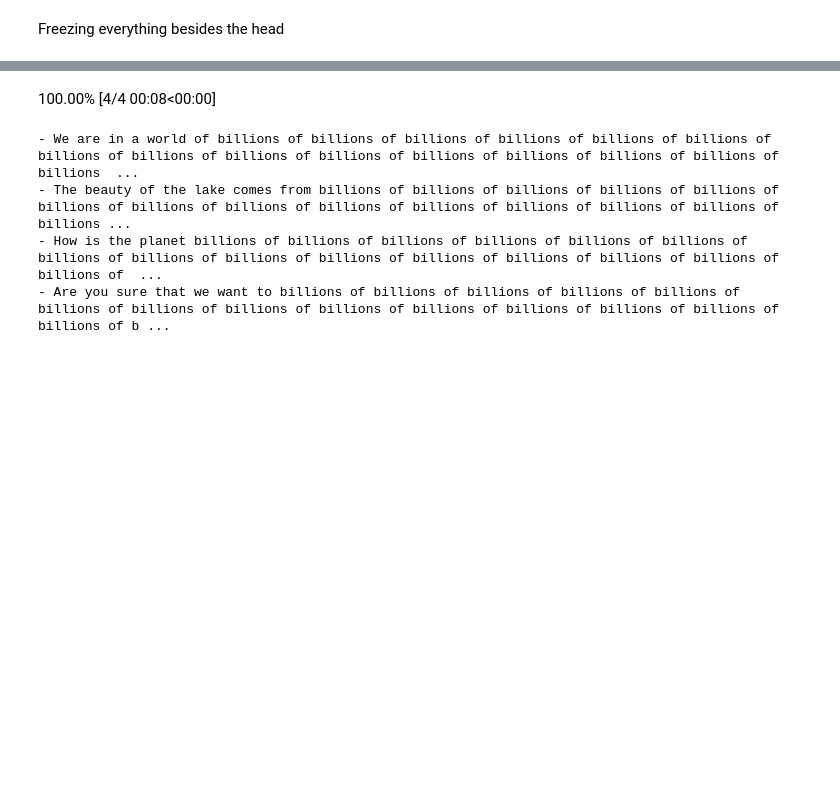
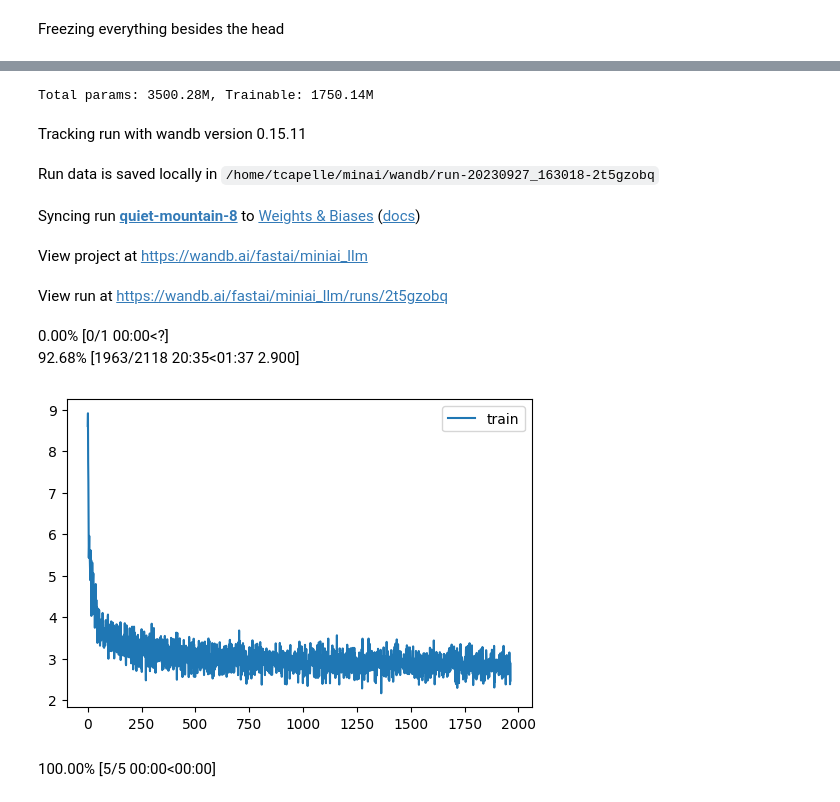
Before and after one commit to tcapelle/minai, a Jupyter notebook: tiny_llama.ipynb, the cells around one changed output, grey strips where cells are left out. Saved outputs shown, nothing was run; the diff lists cells and outputs as text; code cells hidden in the pictures; blank space fills up the shorter version.

```diff
--- a/tiny_llama.ipynb
+++ b/tiny_llama.ipynb
@@ -341,4 +351,6 @@ learn = MomentumLearner(m, dls, loss_func=loss_fn, lr=lr, cbs=cbs, preds_nm='log
 # %%
-params = sum([p.numel() for p in m.parameters()])/1_000_000
-trainable_params = sum([p.numel() for p in m.parameters() if p.requires_grad])/1_000_000
-print(f"Total params: {params:.2f}M, Trainable: {trainable_params:.2f}M")
+def param_count(m):
+    params = sum([p.numel() for p in m.parameters()])/1_000_000
+    trainable_params = sum([p.numel() for p in m.parameters() if p.requires_grad])/1_000_000
+    print(f"Total params: {params:.2f}M, Trainable: {trainable_params:.2f}M")
+    return params, trainable_params
@@ -349,12 +356,0 @@ m.gradient_checkpointing_enable()
-# %%
-config = SimpleNamespace(
-    model_id=model_id,
-    dataset_name=dataset_name,
-    n_cut=n_cut,
-    n_freeze=n_freeze,
-    lr=lr,
-    epoch_sz=sz,
-    mom=0.9,
-    total_params=params,
-    trainable_params=trainable_params,
-)
@@ -370,2 +356,0 @@ View run at https://wandb.ai/fastai/miniai_llm/runs/vd8h9dvs
-# %%
-learn.fit(1, cbs=[prog, WandbCB()])
@@ -393,12 +357,33 @@ Find logs at: ./wandb/run-20230927_090800-vd8h9dvs/logs
-# %%
-table = prompt_table(prompts)
-# %% [output]
-100.00% [4/4 00:08<00:00]
-# %%
-for row in table.data:
-    print(f"- {row[2]}")
-# %% [output]
-- We are in a world of billions of billions of billions of billions of billions of billions of billions of billions of billions of billions of billions of billions of billions of billions of billions  ...
-- The beauty of the lake comes from billions of billions of billions of billions of billions of billions of billions of billions of billions of billions of billions of billions of billions of billions ...
-- How is the planet billions of billions of billions of billions of billions of billions of billions of billions of billions of billions of billions of billions of billions of billions of billions of  ...
-- Are you sure that we want to billions of billions of billions of billions of billions of billions of billions of billions of billions of billions of billions of billions of billions of billions of b ...
+# %%
+def cut_and_train(m, config, tags=None):
+    m = split_and_freeze(m, config.n_cut, config.n_freeze)
+
+    optim = partial(torch.optim.Adam, betas=(0.9,0.99), eps=1e-5)
+
+    lr = config.lr
+    sz = len(dls.train)//50
+    prog = ProgressCB(plot=True)
+    cbs = [DeviceCB(), HFMetricsCB(accuracy=MulticlassAccuracy(num_classes=tokenizer.vocab_size))]
+    learn = MomentumLearner(m, dls, loss_func=loss_fn, lr=lr, cbs=cbs, preds_nm='logits', epoch_sz=sz, mom=0.9)
+
+    config.total_params, config.trainable_params = param_count(m)
+    m.gradient_checkpointing_enable()
+
+    with wandb.init(project="miniai_llm", entity="fastai", config=config, tags=tags):
+        learn.fit(1, cbs=[prog, WandbCB(), TableCB(log_every=1000)])
+# %%
+config.n_cut = 16  # no cutting, same as None or 32
+config.n_freeze = 8
+
+cut_and_train(m, config, tags=["3B"])
+# %% [output]
+Total params: 3500.28M, Trainable: 1750.14M
+Tracking run with wandb version 0.15.11
+Run data is saved locally in /home/tcapelle/minai/wandb/run-20230927_163018-2t5gzobq
+Syncing run quiet-mountain-8 to Weights & Biases (docs)
+View project at https://wandb.ai/fastai/miniai_llm
+View run at https://wandb.ai/fastai/miniai_llm/runs/2t5gzobq
+0.00% [0/1 00:00<?]
+92.68% [1963/2118 20:35<01:37 2.900]
+[figure, added]
+100.00% [5/5 00:00<00:00]
```
Also changed, not shown: parts of 26 cells of this notebook.
